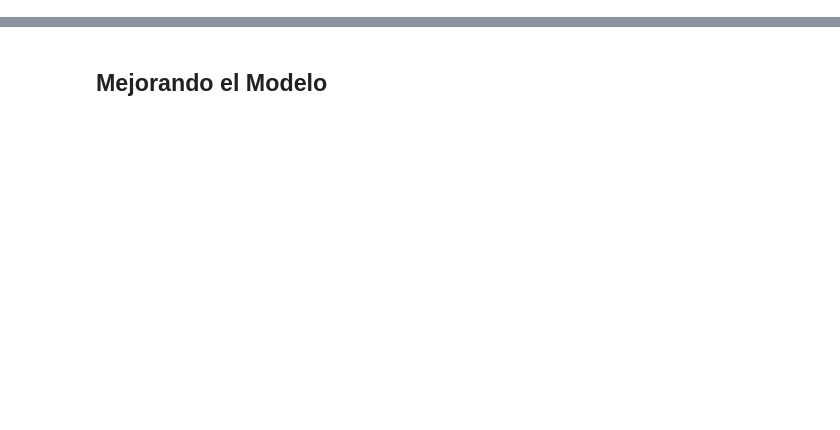
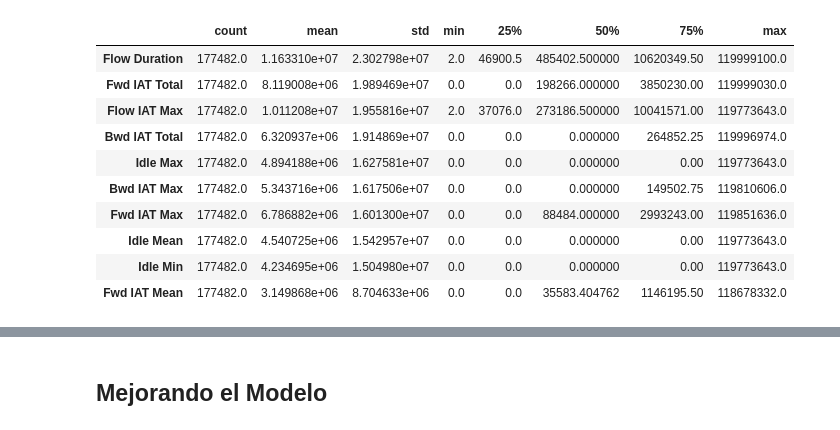
Before and after one commit to niclasDc/GCN-proyect-NN, a Jupyter notebook: notebooks/TrojanDetection.ipynb, the cells around one changed output, grey strips where cells are left out. Drawn from its saved outputs; the diff is of its cells as text; code cells hidden in the pictures; blank space fills up the shorter version.

```diff
--- a/notebooks/TrojanDetection.ipynb
+++ b/notebooks/TrojanDetection.ipynb
@@ -38,0 +105,19 @@ from torch_geometric.loader import DataLoader
+# %%
+# Calcular varianza por columna
+variances = num_cols.var().sort_values(ascending=False)
+
+# Mostrar top 10 columnas más variables
+top_vars = variances.head(10).index
+df[top_vars].describe().T
+# %% [output]
+|  | count | mean | std | min | 25% | 50% | 75% | max |
+| Flow Duration | 177482.0 | 1.163310e+07 | 2.302798e+07 | 2.0 | 46900.5 | 485402.500000 | 10620349.50 | 119999100.0 |
+| Fwd IAT Total | 177482.0 | 8.119008e+06 | 1.989469e+07 | 0.0 | 0.0 | 198266.000000 | 3850230.00 | 119999030.0 |
+| Flow IAT Max | 177482.0 | 1.011208e+07 | 1.955816e+07 | 2.0 | 37076.0 | 273186.500000 | 10041571.00 | 119773643.0 |
+| Bwd IAT Total | 177482.0 | 6.320937e+06 | 1.914869e+07 | 0.0 | 0.0 | 0.000000 | 264852.25 | 119996974.0 |
+| Idle Max | 177482.0 | 4.894188e+06 | 1.627581e+07 | 0.0 | 0.0 | 0.000000 | 0.00 | 119773643.0 |
+| Bwd IAT Max | 177482.0 | 5.343716e+06 | 1.617506e+07 | 0.0 | 0.0 | 0.000000 | 149502.75 | 119810606.0 |
+| Fwd IAT Max | 177482.0 | 6.786882e+06 | 1.601300e+07 | 0.0 | 0.0 | 88484.000000 | 2993243.00 | 119851636.0 |
+| Idle Mean | 177482.0 | 4.540725e+06 | 1.542957e+07 | 0.0 | 0.0 | 0.000000 | 0.00 | 119773643.0 |
+| Idle Min | 177482.0 | 4.234695e+06 | 1.504980e+07 | 0.0 | 0.0 | 0.000000 | 0.00 | 119773643.0 |
+| Fwd IAT Mean | 177482.0 | 3.149868e+06 | 8.704633e+06 | 0.0 | 0.0 | 35583.404762 | 1146195.50 | 118678332.0 |
```
Also changed, not shown: parts of 16 cells of this notebook.
